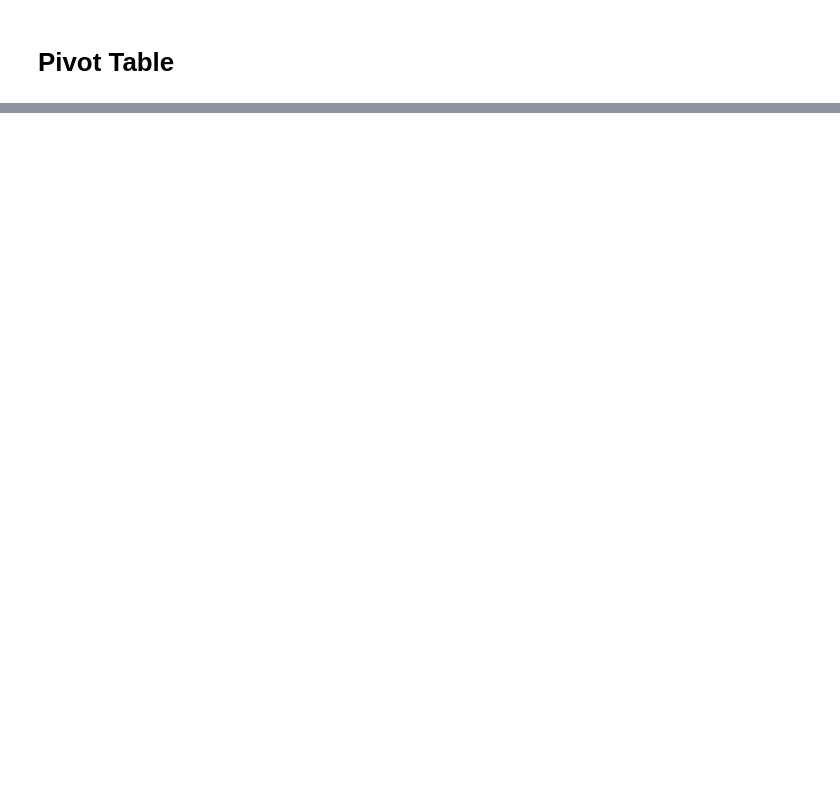
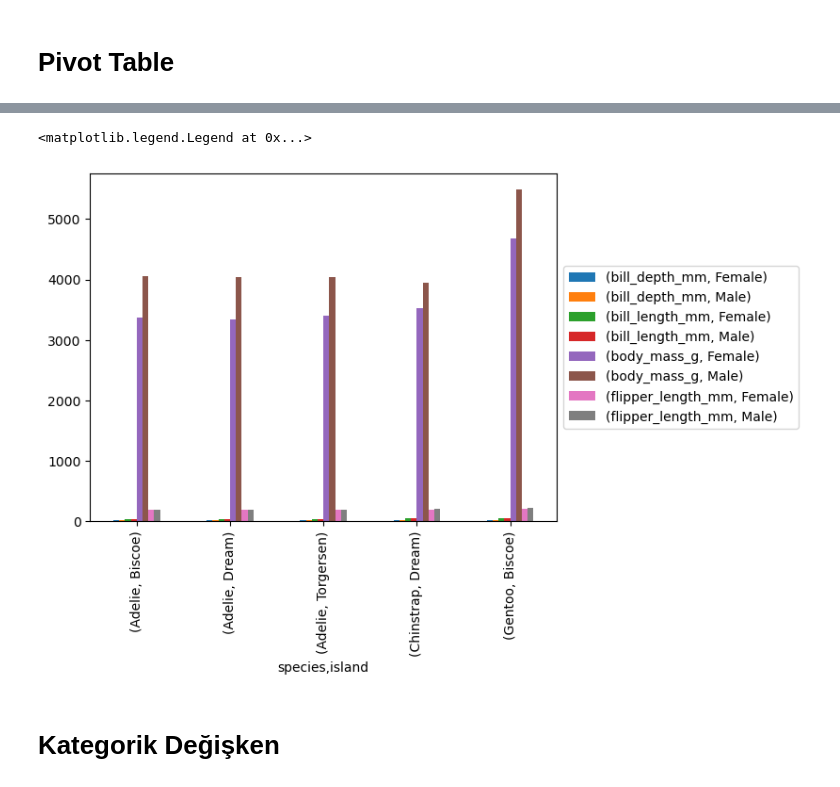
Before and after one commit to osmanpampal28/seaborn_library, a Jupyter notebook: penguins.ipynb, the cells around one changed output, grey strips where cells are left out. Saved outputs shown, nothing was run; the diff lists cells and outputs as text; code cells hidden in the pictures; blank space fills up the shorter version.

```diff
--- a/penguins.ipynb
+++ b/penguins.ipynb
@@ -57,0 +145,3 @@ df.describe().T
+# %%
+table = pd.pivot_table(df, index = ["species", "island"], columns = ["sex"], aggfunc=np.mean)
+table
@@ -57,0 +157,8 @@ df.describe().T
+# %%
+table.plot(kind = "bar")
+plt.legend(loc = "center left", bbox_to_anchor = (1, 0.5))
+# %% [output]
+<matplotlib.legend.Legend at 0x...>
+[figure, added]
+# %% [markdown]
+# Kategorik Değişken
```
Also changed, not shown: parts of 37 cells of this notebook.
